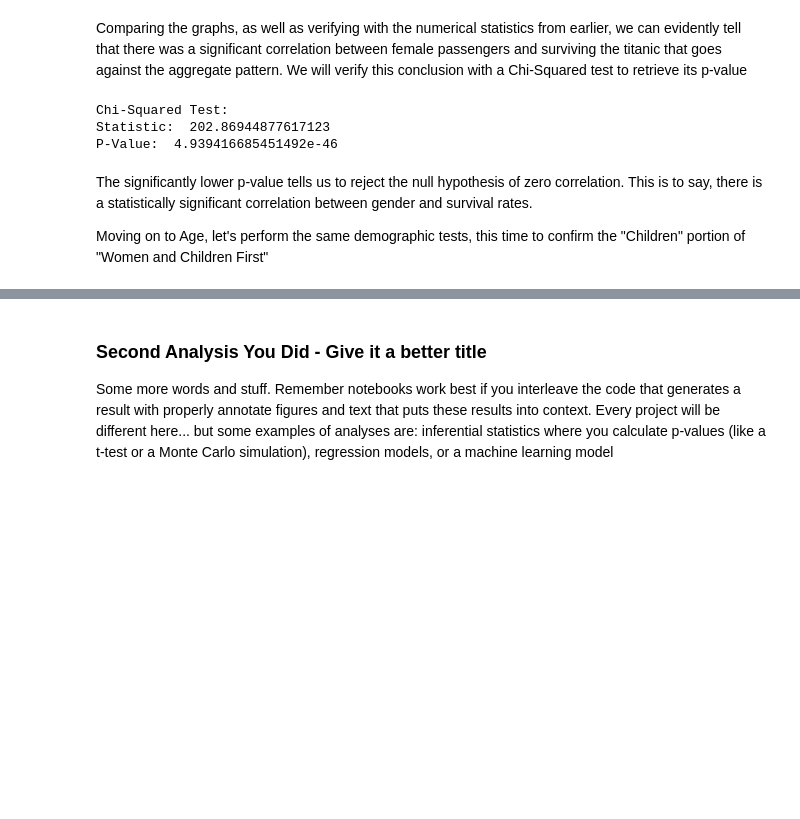
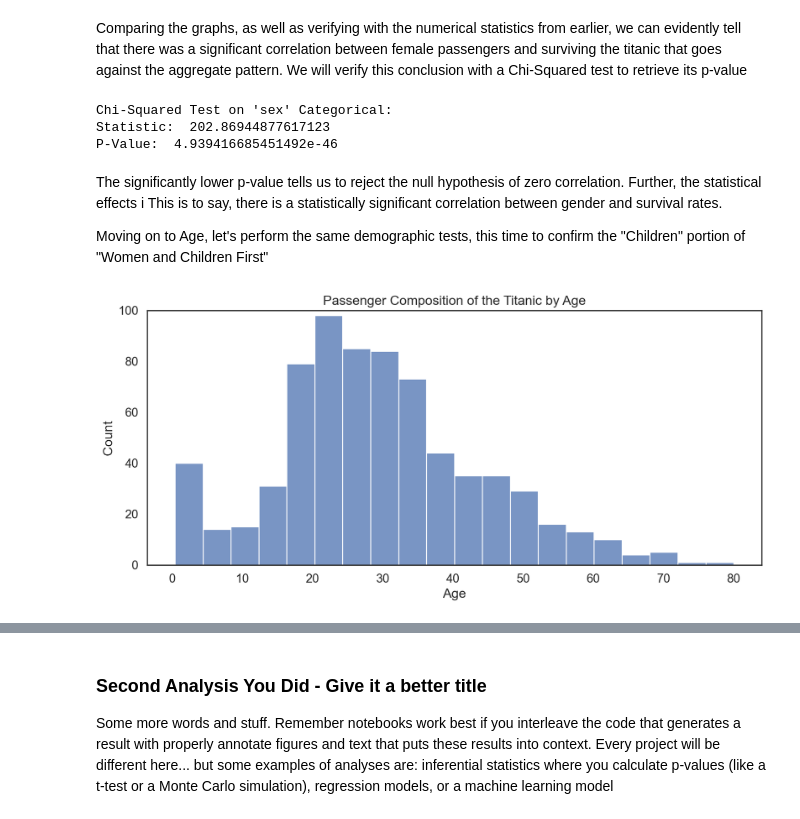
Before and after one commit to COGS108/Group036_WI26, a Jupyter notebook: 03-FinalProject.ipynb, the cells around one changed output, grey strips where cells are left out. Saved outputs shown, nothing was run; the diff lists cells and outputs as text; code cells hidden in the pictures; blank space fills up the shorter version.

```diff
--- a/03-FinalProject.ipynb
+++ b/03-FinalProject.ipynb
@@ -347,19 +347,32 @@ plt.show()
 # %% [markdown]
 Comparing the graphs, as well as verifying with the numerical statistics from earlier, we can evidently tell that there was a significant correlation between female passengers and surviving the titanic that goes against the aggregate pattern. We will verify this conclusion with a Chi-Squared test to retrieve its p-value
 # %%
-chi_squared_test = stats.chi2_contingency(
+chi_squared_sex = stats.chi2_contingency(
     [[male_survivors.shape[0], male_nonsurvivors.shape[0]],
      [female_survivors.shape[0], female_nonsurvivors.shape[0]]]
 )
-print("\nChi-Squared Test:")
-print("Statistic: ", chi_squared_test.statistic)
-print("P-Value: ", chi_squared_test.pvalue)
+print("\nChi-Squared Test on 'sex' Categorical:")
+print("Statistic: ", chi_squared_sex.statistic)
+print("P-Value: ", chi_squared_sex.pvalue, '\n')
 # %% [output]
-Chi-Squared Test:
+Chi-Squared Test on 'sex' Categorical:
 Statistic:  202.86944877617123
 P-Value:  4.939416685451492e-46
 # %% [markdown]
-The significantly lower p-value tells us to reject the null hypothesis of zero correlation. This is to say, there is a statistically significant correlation between gender and survival rates.
+The significantly lower p-value tells us to reject the null hypothesis of zero correlation. Further, the statistical effects i This is to say, there is a statistically significant correlation between gender and survival rates.
 
 Moving on to Age, let's perform the same demographic tests, this time to confirm the "Children" portion of "Women and Children First"
+# %%
+age_plot = sns.histplot(
+    data = titanic,
+    x = 'age',
+    multiple = 'dodge',
+    legend = False
+)
+plt.ylim(0,100)
+plt.title("Passenger Composition of the Titanic by Age")
+plt.xlabel('Age')
+plt.show()
+# %% [output]
+[figure, added]
 # %%
```
Also changed, not shown: parts of 6 cells of this notebook, 2 other files.
